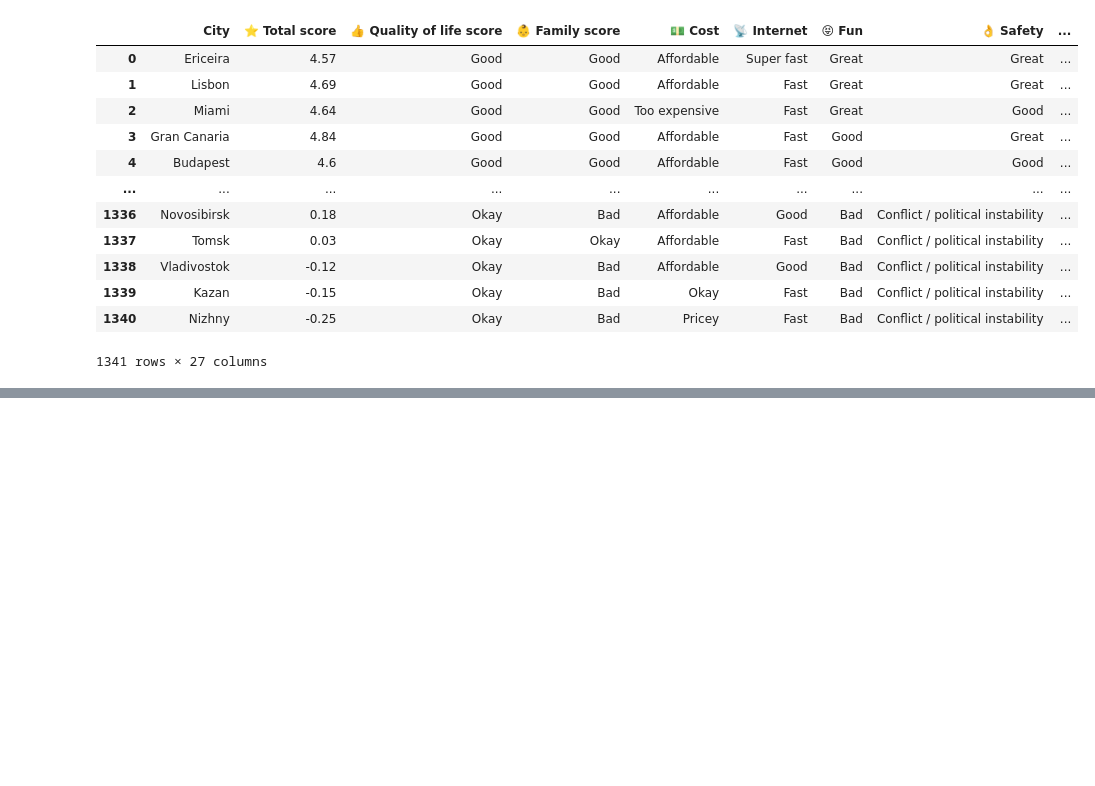
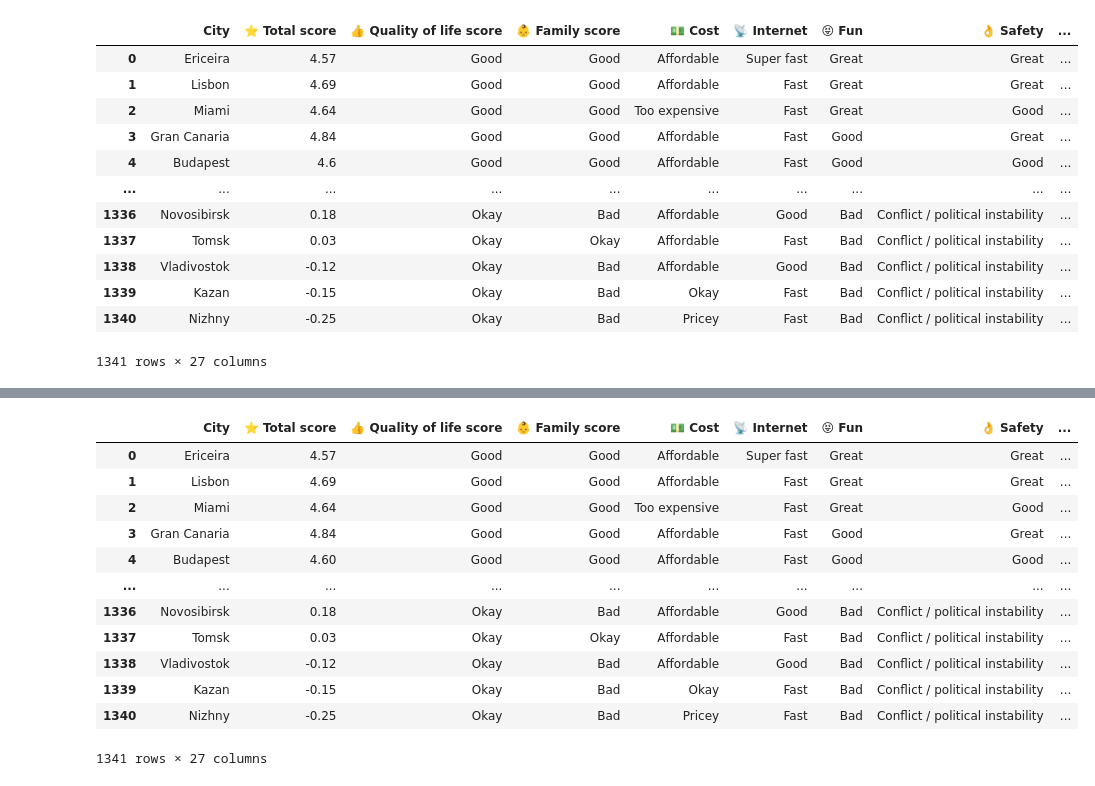
Before and after one commit to PatriciaAbadia/Final-proyect_Digital-Nomad, a Jupyter notebook: 6_info_ciudades_final.ipynb, the cells around one changed output, grey strips where cells are left out. Drawn from its saved outputs; the diff is of its cells as text; code cells hidden in the pictures; blank space fills up the shorter version.

```diff
--- a/6_info_ciudades_final.ipynb
+++ b/6_info_ciudades_final.ipynb
@@ -197,3 +206,10 @@ df
 df.to_csv('./6_final_info.csv')
 # %%
 df.to_excel('./6_final_info.xlsx')
+# %%
+df_csv=pd.read_csv('./6_final_info.csv')
+# %%
+df_csv['💵 Cost']=df_csv['💵 Cost'].apply(lambda x : x.replace('😝 ',''))
+df_csv['💵 Cost']=df_csv['💵 Cost'].apply(lambda x : x.replace('😳 ',''))
+df_csv['📡 Internet']=df_csv['📡 Internet'].apply(lambda x : x.replace('😡 ',''))
+df_csv['📡 Internet']=df_csv['📡 Internet'].apply(lambda x : x.replace('🤬 ',''))
@@ -199,0 +232,17 @@ df.to_excel('./6_final_info.xlsx')
+# %%
+df_csv.drop(columns=['Unnamed: 0'],inplace=True)
+df_csv
+# %% [output]
+|  | City | ⭐️ Total score | 👍 Quality of life score | 👶 Family score | 💵 Cost | 📡 Internet | 😝 Fun | 👌 Safety | ... |
+| 0 | Ericeira | 4.57 | Good | Good | Affordable | Super fast | Great | Great | ... |
+| 1 | Lisbon | 4.69 | Good | Good | Affordable | Fast | Great | Great | ... |
+| 2 | Miami | 4.64 | Good | Good | Too expensive | Fast | Great | Good | ... |
+| 3 | Gran Canaria | 4.84 | Good | Good | Affordable | Fast | Good | Great | ... |
+| 4 | Budapest | 4.60 | Good | Good | Affordable | Fast | Good | Good | ... |
+| ... | ... | ... | ... | ... | ... | ... | ... | ... | ... |
+| 1336 | Novosibirsk | 0.18 | Okay | Bad | Affordable | Good | Bad | Conflict / political instability | ... |
+| 1337 | Tomsk | 0.03 | Okay | Okay | Affordable | Fast | Bad | Conflict / political instability | ... |
+| 1338 | Vladivostok | -0.12 | Okay | Bad | Affordable | Good | Bad | Conflict / political instability | ... |
+| 1339 | Kazan | -0.15 | Okay | Bad | Okay | Fast | Bad | Conflict / political instability | ... |
+| 1340 | Nizhny | -0.25 | Okay | Bad | Pricey | Fast | Bad | Conflict / political instability | ... |
+1341 rows × 27 columns
```
Also changed, not shown: parts of 6 cells of this notebook, 16 other files.
